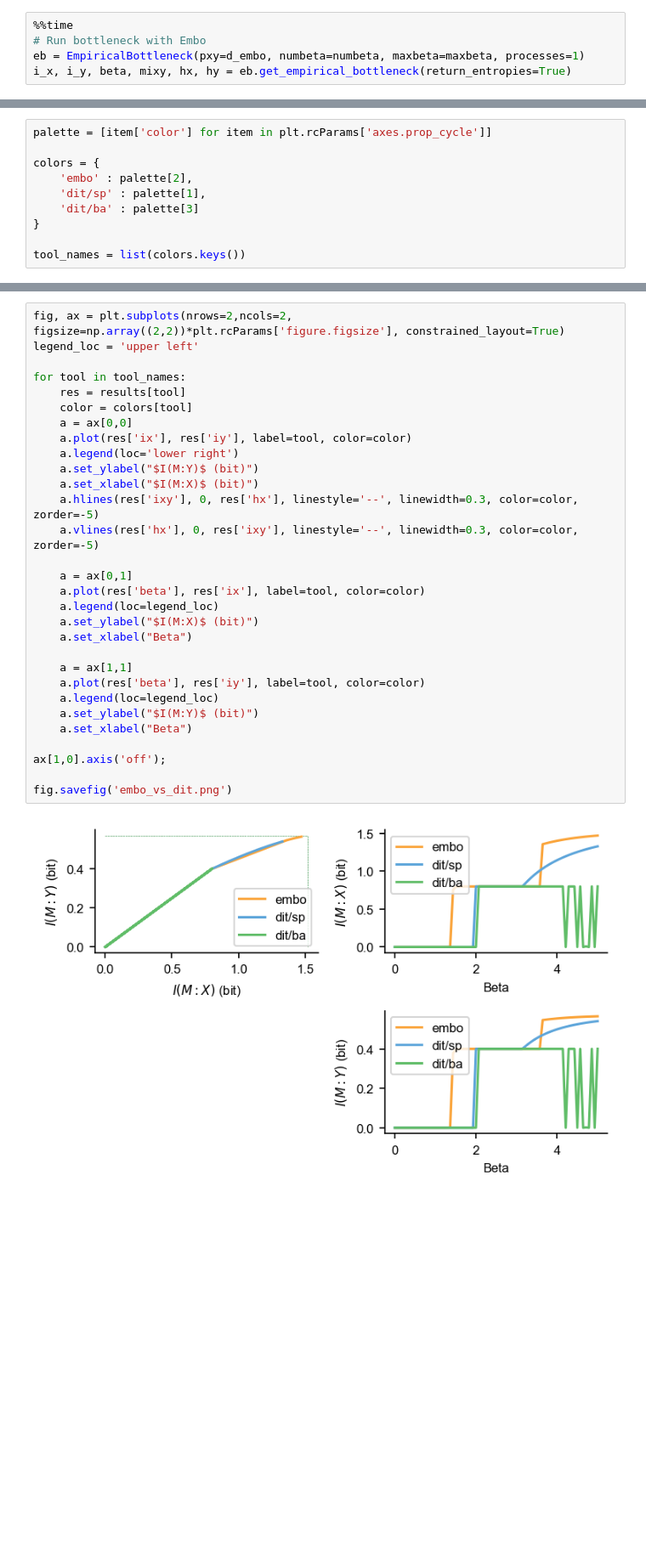
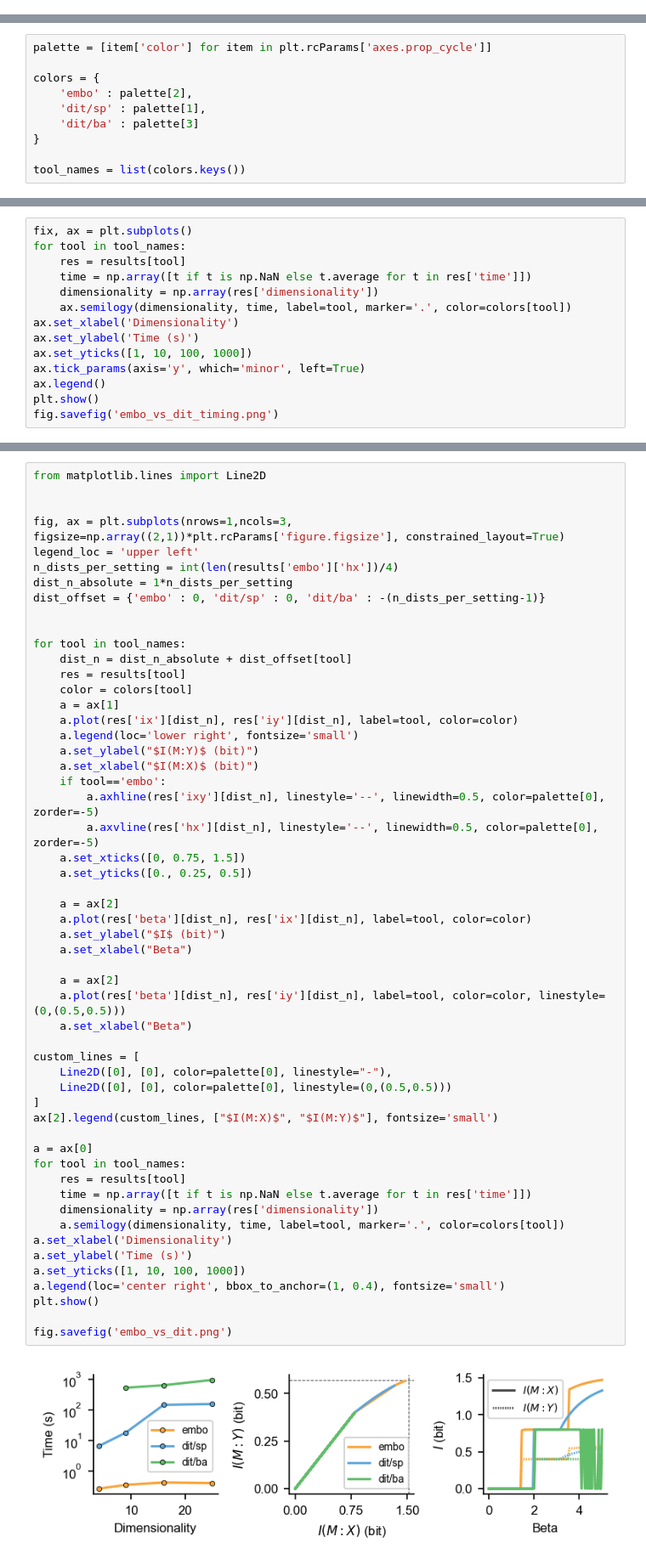
Before and after one commit to epiasini/embo-github-mirror, a Jupyter notebook: embo/examples/Compare-embo-dit.ipynb, the cells around one changed output, grey strips where cells are left out. Shown at 85% size. Saved outputs shown, nothing was run; the diff lists cells and outputs as text; blank space fills up the shorter version.

Commit message:
More systematic comparison to dit, including runtime vs dimension

```diff
--- a/embo/examples/Compare-embo-dit.ipynb
+++ b/embo/examples/Compare-embo-dit.ipynb
@@ -23,5 +14,0 @@ maxbeta = 5
-# %%
-%%time
-# Run bottleneck with Embo
-eb = EmpiricalBottleneck(pxy=d_embo, numbeta=numbeta, maxbeta=maxbeta, processes=1)
-i_x, i_y, beta, mixy, hx, hy = eb.get_empirical_bottleneck(return_entropies=True)
@@ -79,0 +127,14 @@ tool_names = list(colors.keys())
+# %%
+fix, ax = plt.subplots()
+for tool in tool_names:
+    res = results[tool]
+    time = np.array([t if t is np.NaN else t.average for t in res['time']])
+    dimensionality = np.array(res['dimensionality'])
+    ax.semilogy(dimensionality, time, label=tool, marker='.', color=colors[tool])
+ax.set_xlabel('Dimensionality')
+ax.set_ylabel('Time (s)')
+ax.set_yticks([1, 10, 100, 1000])
+ax.tick_params(axis='y', which='minor', left=True)
+ax.legend()
+plt.show()
+fig.savefig('embo_vs_dit_timing.png')
@@ -80,32 +145,56 @@ tool_names = list(colors.keys())
 # %%
-fig, ax = plt.subplots(nrows=2,ncols=2, figsize=np.array((2,2))*plt.rcParams['figure.figsize'], constrained_layout=True)
+from matplotlib.lines import Line2D
+
+
+fig, ax = plt.subplots(nrows=1,ncols=3, figsize=np.array((2,1))*plt.rcParams['figure.figsize'], constrained_layout=True)
 legend_loc = 'upper left'
+n_dists_per_setting = int(len(results['embo']['hx'])/4)
+dist_n_absolute = 1*n_dists_per_setting
+dist_offset = {'embo' : 0, 'dit/sp' : 0, 'dit/ba' : -(n_dists_per_setting-1)}
+
 
 for tool in tool_names:
+    dist_n = dist_n_absolute + dist_offset[tool]
     res = results[tool]
     color = colors[tool]
-    a = ax[0,0]
-    a.plot(res['ix'], res['iy'], label=tool, color=color)
-    a.legend(loc='lower right')
+    a = ax[1]
+    a.plot(res['ix'][dist_n], res['iy'][dist_n], label=tool, color=color)
+    a.legend(loc='lower right', fontsize='small')
     a.set_ylabel("$I(M:Y)$ (bit)")
     a.set_xlabel("$I(M:X)$ (bit)")
-    a.hlines(res['ixy'], 0, res['hx'], linestyle='--', linewidth=0.3, color=color, zorder=-5)
-    a.vlines(res['hx'], 0, res['ixy'], linestyle='--', linewidth=0.3, color=color, zorder=-5)
+    if tool=='embo':
+        a.axhline(res['ixy'][dist_n], linestyle='--', linewidth=0.5, color=palette[0], zorder=-5)
+        a.axvline(res['hx'][dist_n], linestyle='--', linewidth=0.5, color=palette[0], zorder=-5)
+    a.set_xticks([0, 0.75, 1.5])
+    a.set_yticks([0., 0.25, 0.5])
 
-    a = ax[0,1]
-    a.plot(res['beta'], res['ix'], label=tool, color=color)
-    a.legend(loc=legend_loc)
-    a.set_ylabel("$I(M:X)$ (bit)")
+    a = ax[2]
+    a.plot(res['beta'][dist_n], res['ix'][dist_n], label=tool, color=color)
+    a.set_ylabel("$I$ (bit)")
     a.set_xlabel("Beta")
 
-    a = ax[1,1]
-    a.plot(res['beta'], res['iy'], label=tool, color=color)
-    a.legend(loc=legend_loc)
-    a.set_ylabel("$I(M:Y)$ (bit)")
+    a = ax[2]
+    a.plot(res['beta'][dist_n], res['iy'][dist_n], label=tool, color=color, linestyle=(0,(0.5,0.5)))
     a.set_xlabel("Beta")
 
-ax[1,0].axis('off');
+custom_lines = [
+    Line2D([0], [0], color=palette[0], linestyle="-"),
+    Line2D([0], [0], color=palette[0], linestyle=(0,(0.5,0.5)))
+]
+ax[2].legend(custom_lines, ["$I(M:X)$", "$I(M:Y)$"], fontsize='small')
+
+a = ax[0]
+for tool in tool_names:
+    res = results[tool]
+    time = np.array([t if t is np.NaN else t.average for t in res['time']])
+    dimensionality = np.array(res['dimensionality'])
+    a.semilogy(dimensionality, time, label=tool, marker='.', color=colors[tool])
+a.set_xlabel('Dimensionality')
+a.set_ylabel('Time (s)')
+a.set_yticks([1, 10, 100, 1000])
+a.legend(loc='center right', bbox_to_anchor=(1, 0.4), fontsize='small')
+plt.show()
 
 fig.savefig('embo_vs_dit.png')
 # %% [output]
-[figure, old version]
+[figure, new version]
```
Also changed, not shown: parts of 14 cells of this notebook.
